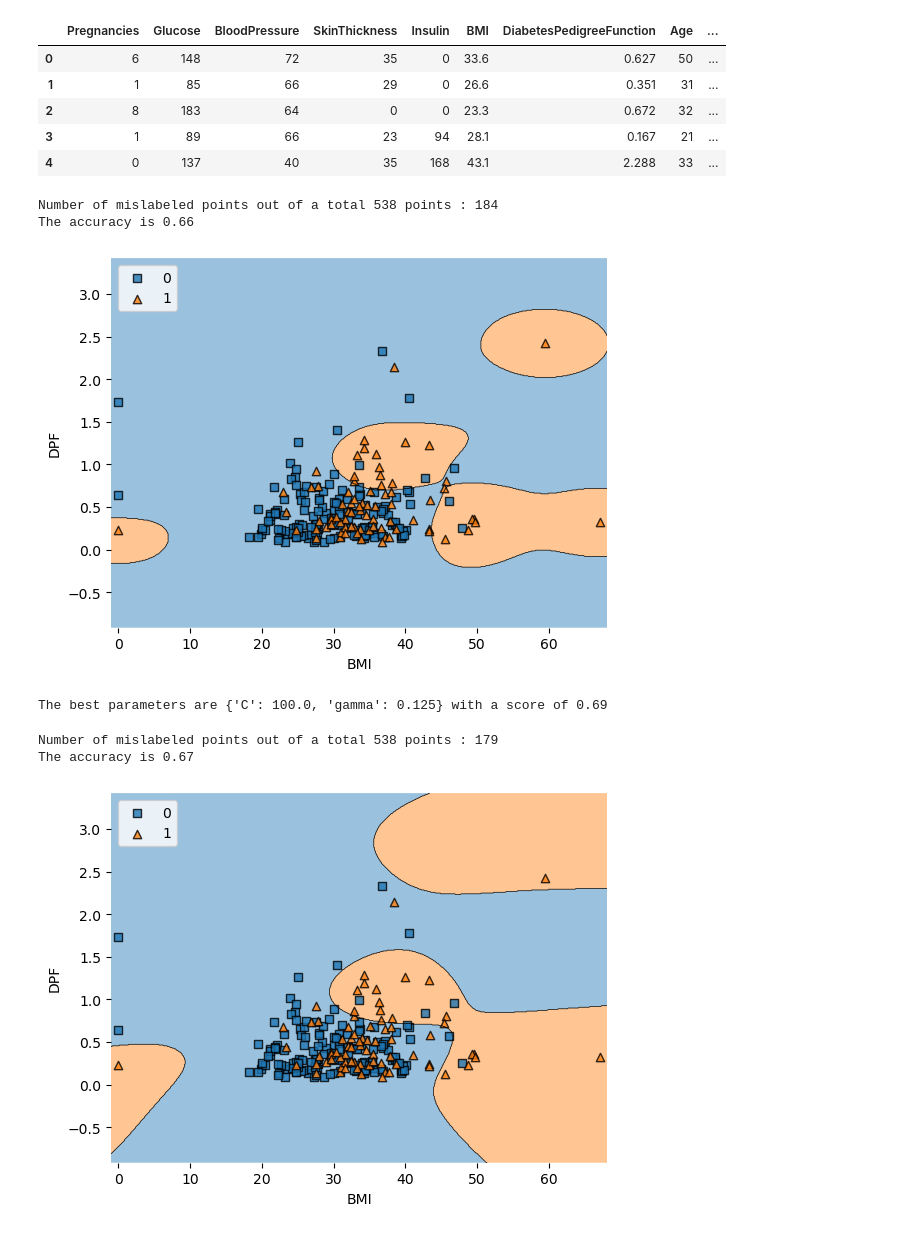
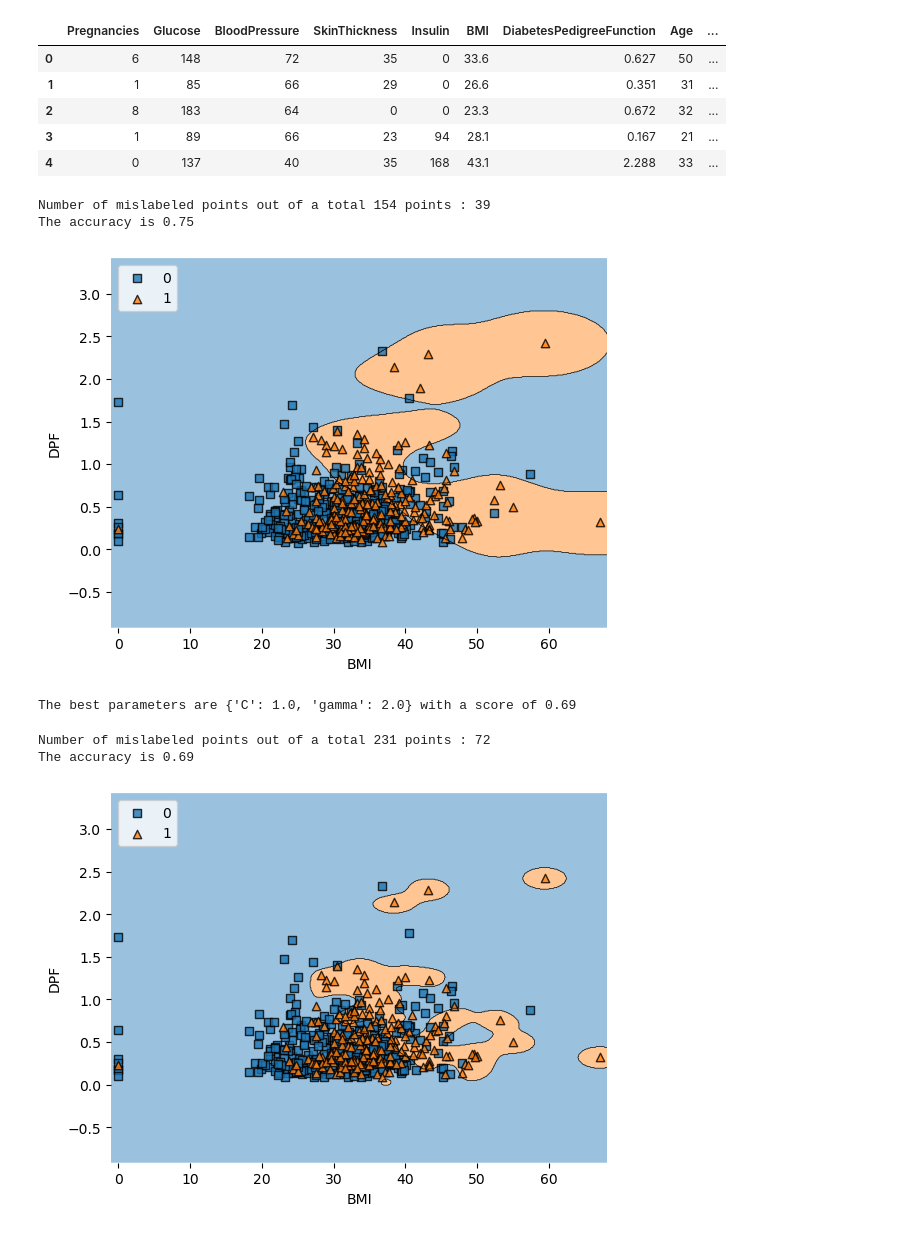
Before and after one commit to haitaozhao/PRSL, a Jupyter notebook: Untitled Folder/Untitled1.ipynb, the cells around one changed output. Cells and saved outputs as stored; diff of their text form; code cells hidden in the pictures.

```diff
--- a/Untitled Folder/Untitled1.ipynb
+++ b/Untitled Folder/Untitled1.ipynb
@@ -22,7 +22,7 @@ y = numpy_array[:,-1]
 # %%
 # Only use BMI and DiabetesPedigreeFunction as the input features
 XX = numpy_array[:,[5,6]]
-XX_train, XX_test, y_train, y_test = train_test_split(XX, y, test_size=0.7, random_state=0)
+XX_train, XX_test, y_train, y_test = train_test_split(XX, y, test_size=0.2, random_state=0)
 # perform SVM with pipeline
 from sklearn.pipeline import make_pipeline
 from sklearn.preprocessing import StandardScaler
@@ -43,9 +43,9 @@ plt.ylabel('DPF')
 plt.legend(loc='upper left')
 plt.show()
 # %% [output]
-Number of mislabeled points out of a total 538 points : 184
-The accuracy is 0.66
+Number of mislabeled points out of a total 154 points : 39
+The accuracy is 0.75
-[figure, old version]
+[figure, new version]
 # %%
 from sklearn.model_selection import GridSearchCV, StratifiedShuffleSplit
 from sklearn.svm import SVC
@@ -68,23 +68,23 @@ print(
     % (grid.best_params_, grid.best_score_)
 )
 # %% [output]
-The best parameters are {'C': 100.0, 'gamma': 0.125} with a score of 0.69
+The best parameters are {'C': 1.0, 'gamma': 2.0} with a score of 0.69
 # %%
-classifier = make_pipeline(StandardScaler(), SVC(kernel='rbf',C=100,gamma = 0.13)).fit(XX_train, y_train)
+classifier = make_pipeline(StandardScaler(), SVC(kernel='rbf',C=1,gamma = 2)).fit(XX_train, y_train)
 y_pred = classifier.predict(XX_test)
 print("Number of mislabeled points out of a total %d points : %d" %(XX_test.shape[0], (y_test != y_pred).sum()))
 Acc = (XX_test.shape[0]-(y_test != y_pred).sum())/XX_test.shape[0]
 print(f"The accuracy is {Acc :.2f}")
 
 ## Plot the decision boundary
 from mlxtend.plotting import plot_decision_regions
 import matplotlib.pyplot as plt
 plot_decision_regions(XX_train, y_train.astype(np.int_),clf=classifier)
 plt.xlabel('BMI')
 plt.ylabel('DPF')
 plt.legend(loc='upper left')
 plt.show()
 # %% [output]
-Number of mislabeled points out of a total 538 points : 179
-The accuracy is 0.67
+Number of mislabeled points out of a total 231 points : 72
+The accuracy is 0.69
-[figure, old version]
+[figure, new version]
```
Also changed, not shown: 4 other files.
